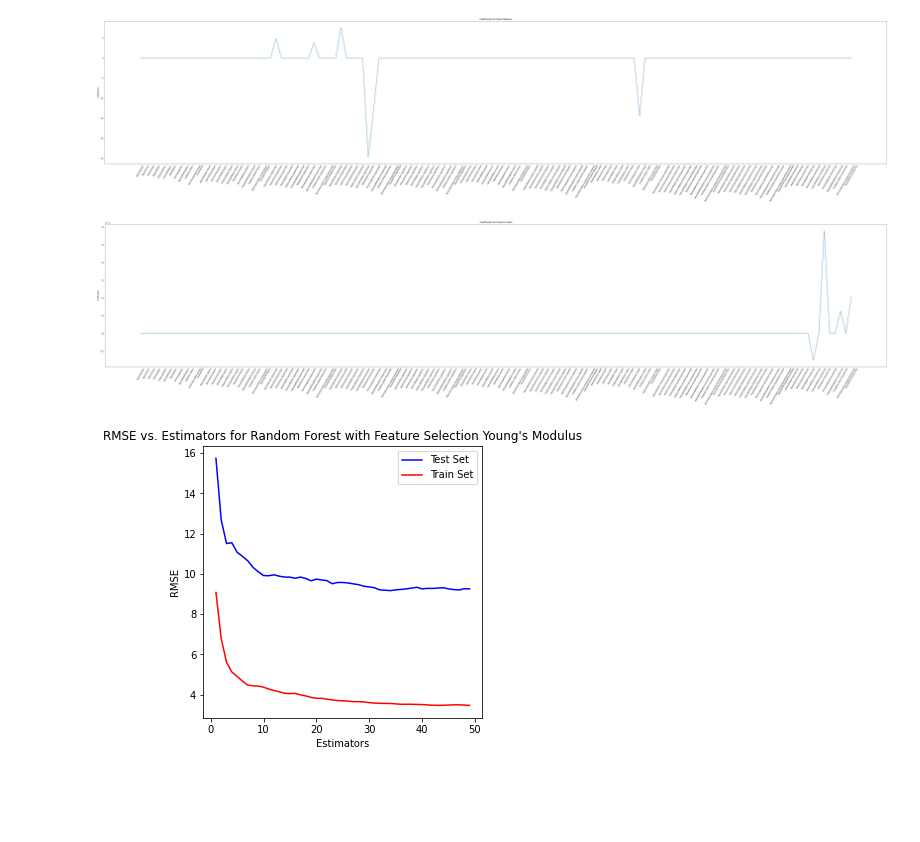
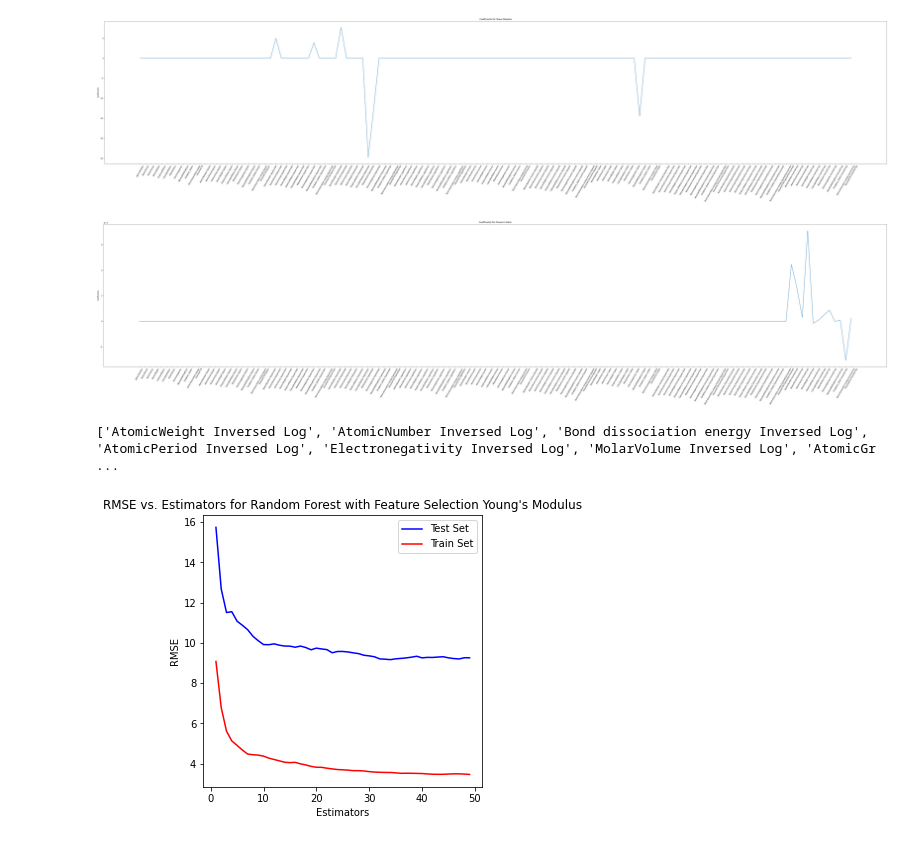
Before and after one commit to zachang890/ML_Research---Glass, a Jupyter notebook: lasso_feature_select_wk5-6.ipynb, the cells around one changed output. Cells and saved outputs as stored; diff of their text form; code cells hidden in the pictures; blank space fills up the shorter version.

```diff
--- a/lasso_feature_select_wk5-6.ipynb
+++ b/lasso_feature_select_wk5-6.ipynb
@@ -137,9 +141,9 @@ shear_coeffs = alpha_obj.lasso_coeffs(10**(-1), "Shear modulus G (GPa)", "Shear
 # %% [output]
 [figure]
 # %%
-poisson_coeffs = alpha_obj.lasso_coeffs(10**(-1), "Poisson's ratio v", "Poisson's Ratio")
+poisson_coeffs = alpha_obj.lasso_coeffs(10**(-2.1), "Poisson's ratio v", "Poisson's Ratio")
 # %% [output]
-[figure, old version]
+[figure, new version]
 # %%
 youngs_coeffs_dict = alpha_obj.coeffs_to_dict(youngs_coeffs)
 shear_coeffs_dict = alpha_obj.coeffs_to_dict(shear_coeffs)
@@ -156,6 +160,10 @@ poisson_ranked = alpha_obj.rank_coeffs(poisson_coeffs_dict)
 youngs_selected = alpha_obj.select_features(youngs_ranked)
 shear_selected = alpha_obj.select_features(shear_ranked)
 poisson_selected = alpha_obj.select_features(poisson_ranked)
+
+print(poisson_selected)
+# %% [output]
+['AtomicWeight Inversed Log', 'AtomicNumber Inversed Log', 'Bond dissociation energy Inversed Log', 'AtomicPeriod Inversed Log', 'Electronegativity Inversed Log', 'MolarVolume Inversed Log', 'AtomicGr ...
 # %%
 from sklearn.ensemble import RandomForestRegressor
 from sklearn.model_selection import KFold, StratifiedKFold, cross_val_score
```
Also changed, not shown: parts of 3 cells of this notebook, 7 other files.
